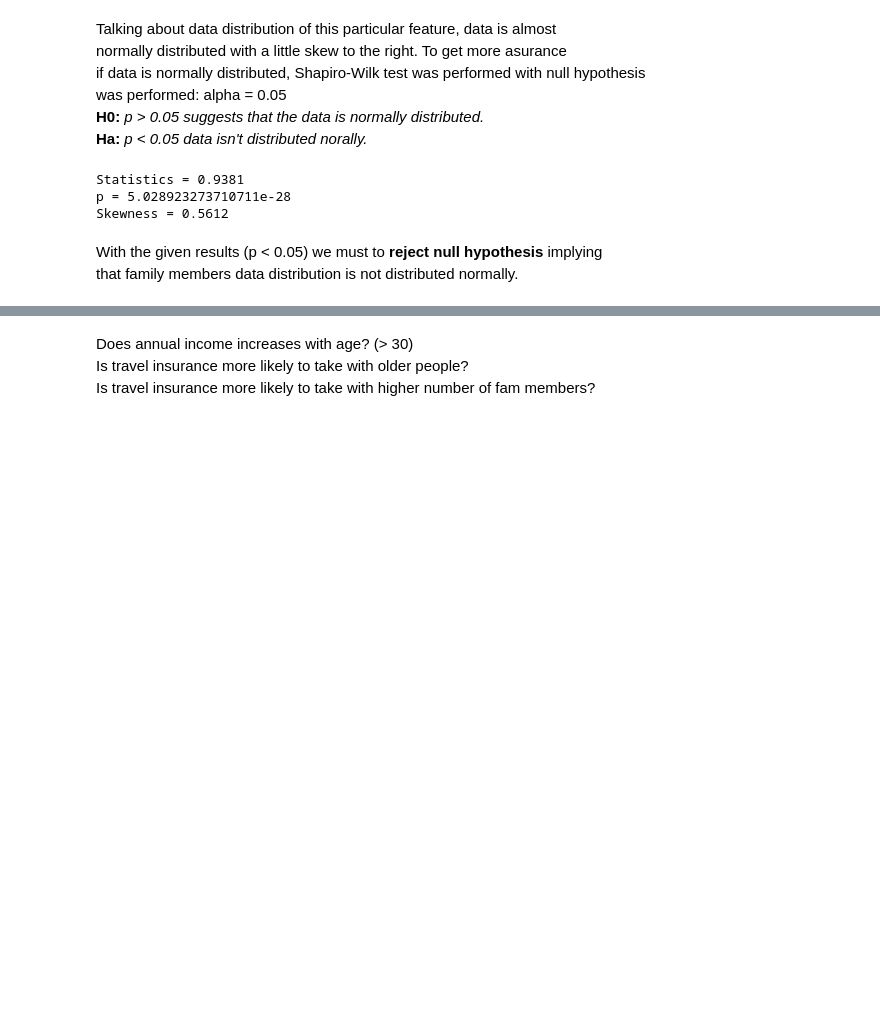
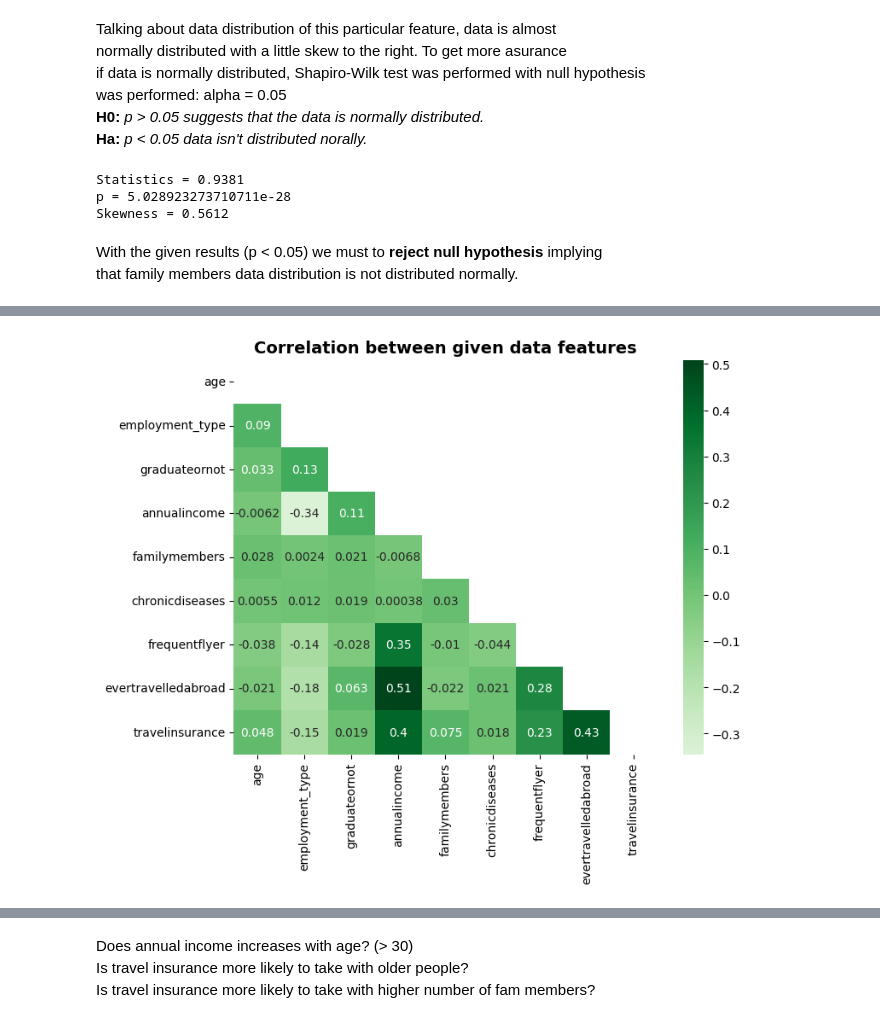
Before and after one commit to ShariYo/Modul3_Sprint1, a Jupyter notebook: project/main.ipynb, the cells around one changed output, grey strips where cells are left out. Saved outputs shown, nothing was run; the diff lists cells and outputs as text; code cells hidden in the pictures; blank space fills up the shorter version.

```diff
--- a/project/main.ipynb
+++ b/project/main.ipynb
@@ -437,0 +492,5 @@ sns.pairplot(
+# %%
+spearmans_corr = travelin.corr(method="spearman")
+sand.f_heatmap(spearmans_corr, figsize=(8, 6), title="Correlation between given data features")
+# %% [output]
+[figure, added]
```
Also changed, not shown: parts of 34 cells of this notebook.
